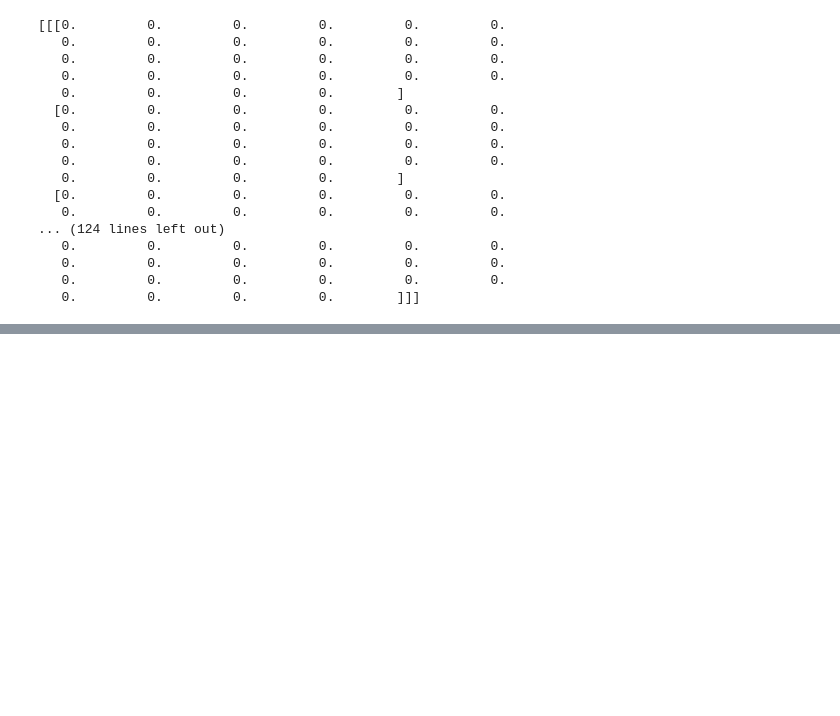
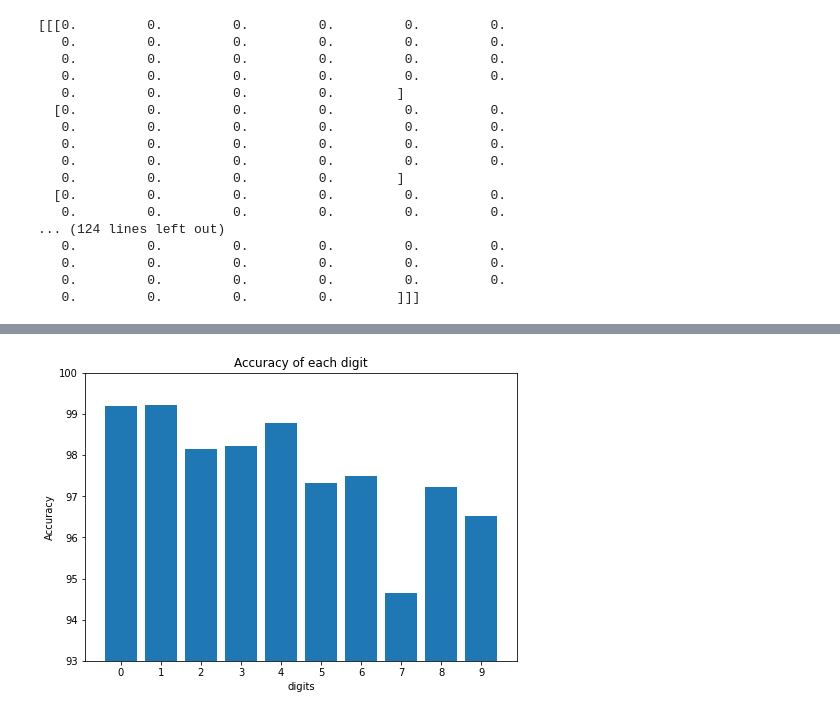
Before and after one commit to Chaitanya-Atluri/Todo-list, a Jupyter notebook: cn_nn.ipynb, the cells around one changed output, grey strips where cells are left out. Saved outputs shown, nothing was run; the diff lists cells and outputs as text; code cells hidden in the pictures; blank space fills up the shorter version.

```diff
--- a/cn_nn.ipynb
+++ b/cn_nn.ipynb
@@ -112,7 +134,6 @@ file_train_data.read(16)
 buffer_train_data = file_train_data.read(DATA_NUM_TRAIN*DATA_ROWS*DATA_COLS)
 train_data        = np.frombuffer(buffer_train_data, dtype=np.uint8).astype(np.float64)
 train_data        = train_data.reshape(DATA_NUM_TRAIN, 1, DATA_ROWS, DATA_COLS)
-
 # training labels
 # unzip the file, skip the header, read the rest into a buffer and format to a vector
 file_train_labels   = gzip.open(DATA_FILE_TRAIN_LABELS, 'r')
@@ -127,7 +148,7 @@ file_test_data.read(16)
 buffer_test_data = file_test_data.read(DATA_NUM_TEST*DATA_ROWS*DATA_COLS)
 test_data        = np.frombuffer(buffer_test_data, dtype=np.uint8).astype(np.float64)
 test_data        = test_data.reshape(DATA_NUM_TEST, 1, DATA_ROWS, DATA_COLS)
-
+testing_data = test_data
 # testing labels
 # unzip the file, skip the header, read the rest into a buffer and format to a vector
 file_test_labels   = gzip.open(DATA_FILE_TEST_LABELS, 'r')
@@ -401,6 +465,8 @@ output = open('b2.pkl', 'wb')
 pickle.dump(b2,output)
 output = open('b3.pkl', 'wb')
 pickle.dump(b3,output)
+output = open('acc.pkl', 'wb')
+pickle.dump(train_acc,output)
 # %%
 from google.colab import files
 files.download('w2.pkl')
@@ -422,5 +501,4 @@ files.download('b3.pkl')
 # %%
-# print(w3)
 ################################################################################
 #
 # DISPLAY
@@ -430,6 +508,9 @@ files.download('b3.pkl')
 #
 # more code for you to write
 #
+#Testing
+pred_labels=[]
+wrong_index=[]
 test_label=[0] * 10
 test_count=[0] * 10
 for i, val in enumerate(test_data):
@@ -445,29 +526,32 @@ for i, val in enumerate(test_data):
   z2 = np.add(x2,b2)
   a2 = relu(z2)
   # print(a2)
-
   #Third layer
   x3 = np.dot(a2, w3)
   z3 = np.add(x3,b3)
   # print(z3)
   output = softmax(z3)
+  pred_labels.append(np.argmax(output))
   # print(output, test_labels[i])
   if(np.argmax(output) == test_labels[i]):
     k=test_labels[i]
     test_count[k] +=1
+  else:
+    wrong_index.append(i)
 #correctly classified instances for each label
 #sum is used to caluclate total correctly classified instances
 sum=0
 #sum2 is used to caluclate total instances
 sum2=0
+al=[]
 for i in range(0,10):
   sum=sum+test_count[i]
   sum2=sum2+test_label[i]
   accuracy=test_count[i]*100/test_label[i]
+  al.append(accuracy)
   print("Accuracy for identification of the digit {0} is {1} %".format(i,round(accuracy,2)))
 acc=sum*100/sum2
+print(sum)
+print(sum2)
 print("Total accuracy is {0} %".format(round(acc,2)))
-print(output.shape)
-
-print(train_labels[10])
 # %% [output]
@@ -486,0 +571,78 @@ Total accuracy is 96.88%
+# %%
+# accuracy display
+# final value
+#percentage of digits correctly classified
+epoc = [0,1,2,3,4,5,6,7,8,9]
+fig = plt.figure()
+ax = fig.add_axes([0,0,1,1])
+ax.bar(epoc,al)
+plt.ylim(93,100)
+plt.xticks(epoci, epoc)
+plt.xlabel('digits')
+plt.ylabel('Accuracy')
+plt.title("Accuracy of each digit")
+plt.show()
+
+# plot of train accuracy vs epoch
+epoci = list(range(len(epoc)))
+l1=plt.plot(epoci, training_accuracy, marker='o', linestyle='--', color='r' )
+plt.xlabel('epoch')
+plt.ylabel('Accuracy')
+plt.title("Train Accuracy vs epoch")
+plt.xticks(xi, x)
+plt.show()
+# plot of test accuracy vs epoch
+epoc = [0,1,2,3,4,5,6,7,8,9]
+epoci = list(range(len(epoc)))
+l2=plt.plot(epoci, testing_accuracy, marker='o', linestyle='--', color='b' )
+plt.xlabel('epoch')
+plt.ylabel('Accuracy')
+plt.title("Test Accuracy vs epoch")
+plt.xticks(xi, x)
+plt.show()
+# plot of train accuracy vs test accuracy
+epoc = [0,1,2,3,4,5,6,7,8,9]
+epoci = list(range(len(epoc)))
+l1=plt.plot(epoci, training_accuracy, marker='o', linestyle='--', color='r' )
+l2=plt.plot(epoci, testing_accuracy, marker='o', linestyle='--', color='b' )
+plt.legend(['train','test'],loc=0)
+plt.xlabel('epoch')
+plt.ylabel('Accuracy')
+plt.title("Test Accuracy vs Train Accuracy")
+plt.xticks(xi, x)
+plt.show()
+
+
+# performance display
+
+#times=[323.32,314.40,294.89,282.06,279.35,280.07,283.75,286.16,285.13,288.38]
+# total time
+total_time=0
+for i in (times):
+  total_time+=i
+print("The total time taken for {} epochs is {:.2f} ".format(num_epochs,total_time))
+# plot of time vs epoch
+epoc = [0,1,2,3,4,5,6,7,8,9]
+epoci = list(range(len(epoc)))
+plt.plot(epoci, times, marker='o', linestyle='--', color='b')
+plt.xlabel('epoch')
+plt.ylabel('times')
+plt.title("Time vs Epoch")
+plt.xticks(epoci, epoc)
+plt.show()
+
+
+# per layer info (type, input size, output size, parameter size, MACs, ...)
+
+# example display
+
+#wrong classified example
+i=wrong_index[1]
+image = testing_data[1][0]
+fig = plt.figure
+plt.imshow(image, cmap='gray_r')
+plt.show()
+print("The original label is {0}".format(test_labels[i]))
+print("The predicted label is {0}".format(pred_labels[i]))
+# %% [output]
+[figure, added]
```
Also changed, not shown: parts of 6 cells of this notebook.
